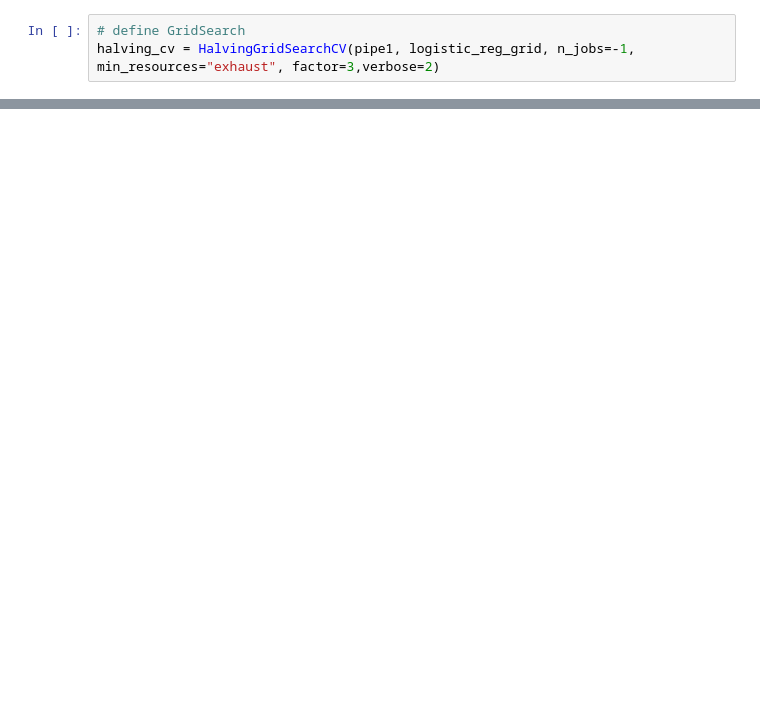
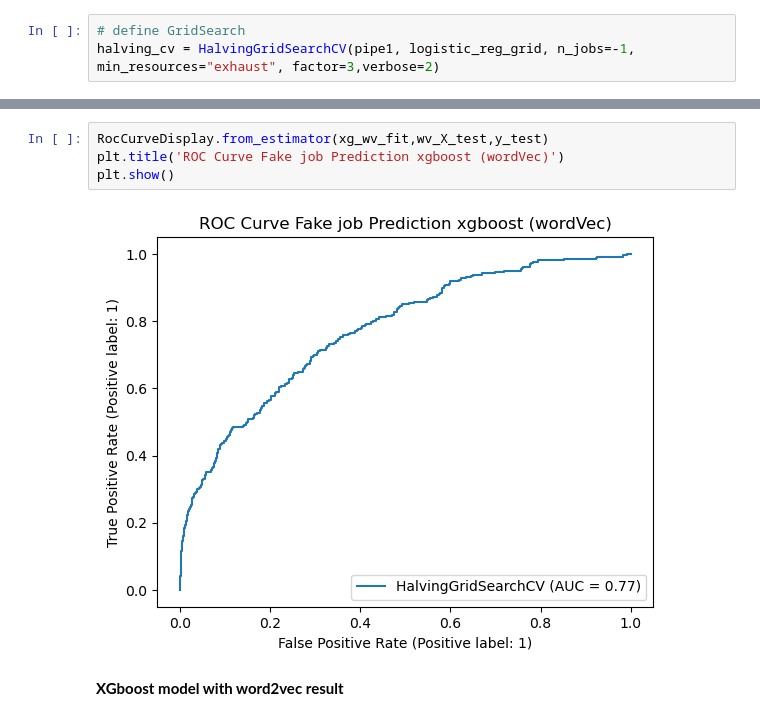
Before and after one commit to polly1110/Fake-Job-Detection, a Jupyter notebook: Neural_network_and_Modeling.ipynb, the cells around one changed output, grey strips where cells are left out. Saved outputs shown, nothing was run; the diff lists cells and outputs as text; blank space fills up the shorter version.

```diff
--- a/Neural_network_and_Modeling.ipynb
+++ b/Neural_network_and_Modeling.ipynb
@@ -789,0 +852,8 @@ cof
+# %%
+RocCurveDisplay.from_estimator(xg_wv_fit,wv_X_test,y_test)
+plt.title('ROC Curve Fake job Prediction xgboost (wordVec)')
+plt.show()
+# %% [output]
+[figure, added]
+# %% [markdown]
+**XGboost model with word2vec result**
```
Also changed, not shown: parts of 34 cells of this notebook.
